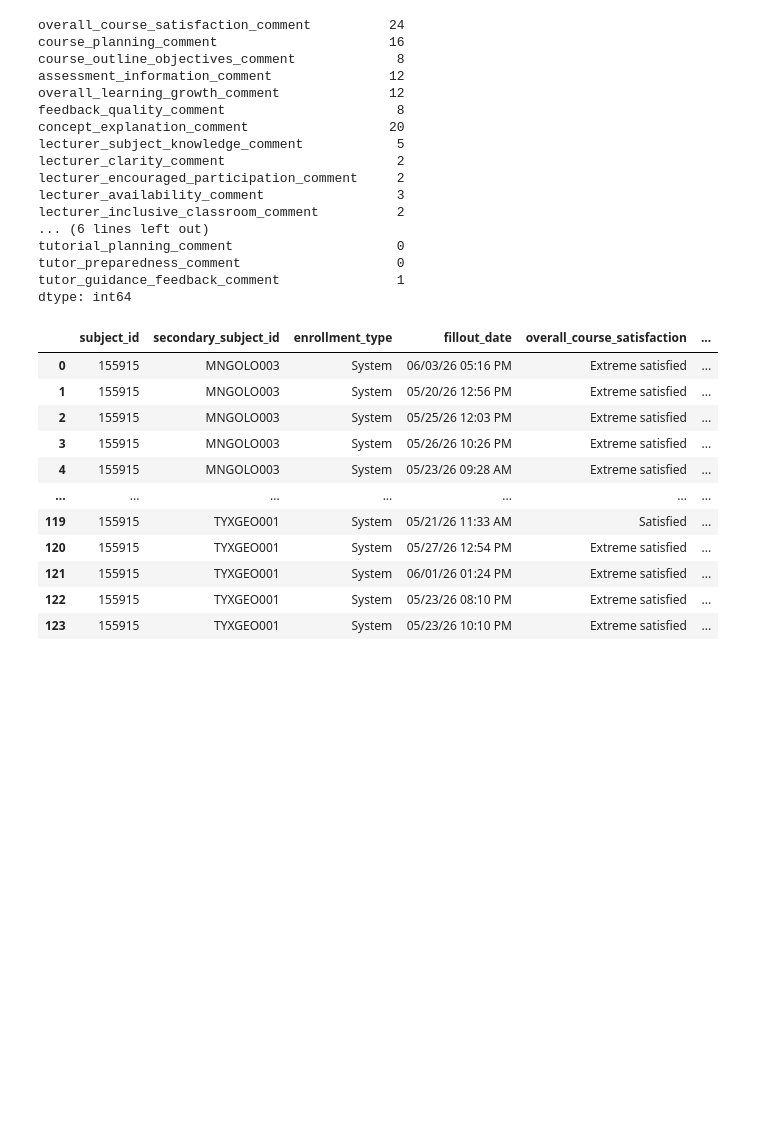
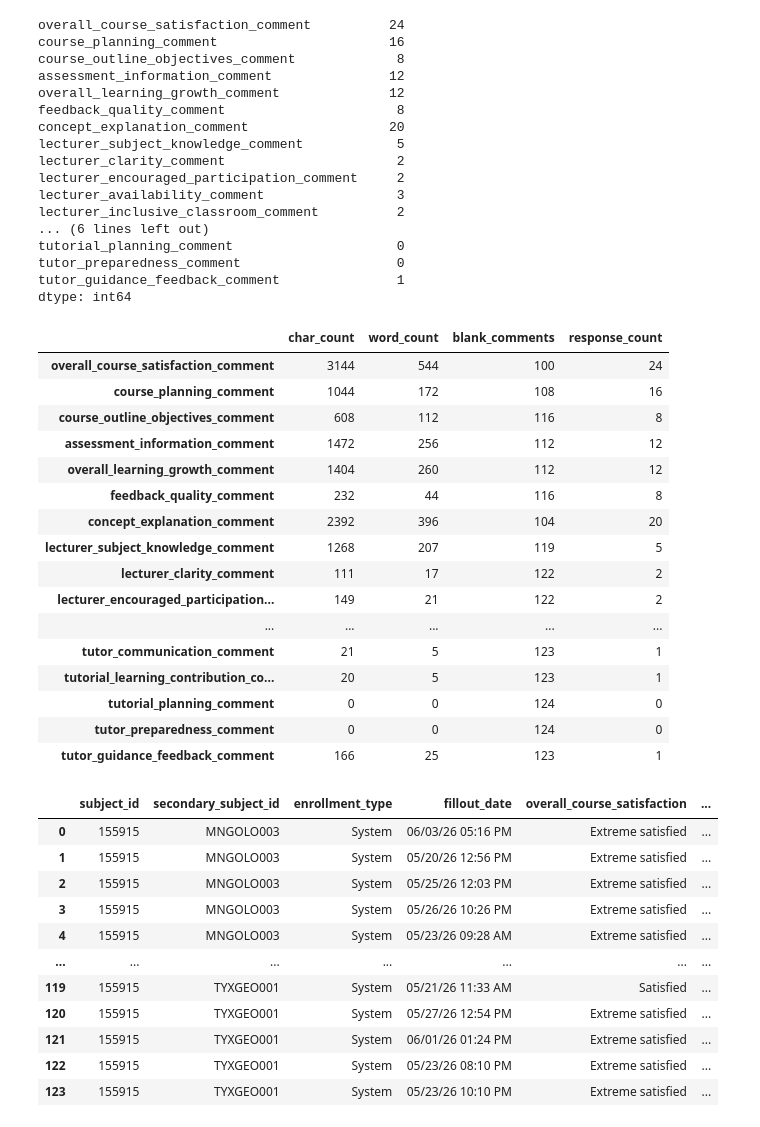
Before and after one commit to siyatshangela/course-evaluation-analysis, a Jupyter notebook: notebook/analysis.ipynb, the cells around one changed output. Cells and saved outputs as stored; diff of their text form; code cells hidden in the pictures; blank space fills up the shorter version.

```diff
--- a/notebook/analysis.ipynb
+++ b/notebook/analysis.ipynb
@@ -534,8 +561,26 @@ tutor_preparedness_comment                    0
 tutor_guidance_feedback_comment               1
 dtype: int64
 # %%
-# text_summary = pd.DataFrame({'char_count': char_counts, 'word_count': words, 'blank_comments': blank_comments, 'response_count': response_counts})
-# text_summary
+text_summary = pd.DataFrame({'char_count': char_counts, 'word_count': words, 'blank_comments': blank_comments, 'response_count': response_counts})
+text_summary
+# %% [output]
+|  | char_count | word_count | blank_comments | response_count |
+| overall_course_satisfaction_comment | 3144 | 544 | 100 | 24 |
+| course_planning_comment | 1044 | 172 | 108 | 16 |
+| course_outline_objectives_comment | 608 | 112 | 116 | 8 |
+| assessment_information_comment | 1472 | 256 | 112 | 12 |
+| overall_learning_growth_comment | 1404 | 260 | 112 | 12 |
+| feedback_quality_comment | 232 | 44 | 116 | 8 |
+| concept_explanation_comment | 2392 | 396 | 104 | 20 |
+| lecturer_subject_knowledge_comment | 1268 | 207 | 119 | 5 |
+| lecturer_clarity_comment | 111 | 17 | 122 | 2 |
+| lecturer_encouraged_participation... | 149 | 21 | 122 | 2 |
+| ... | ... | ... | ... | ... |
+| tutor_communication_comment | 21 | 5 | 123 | 1 |
+| tutorial_learning_contribution_co... | 20 | 5 | 123 | 1 |
+| tutorial_planning_comment | 0 | 0 | 124 | 0 |
+| tutor_preparedness_comment | 0 | 0 | 124 | 0 |
+| tutor_guidance_feedback_comment | 166 | 25 | 123 | 1 |
 # %%
 df
 # %% [output]
```
Also changed, not shown: parts of 23 cells of this notebook.
